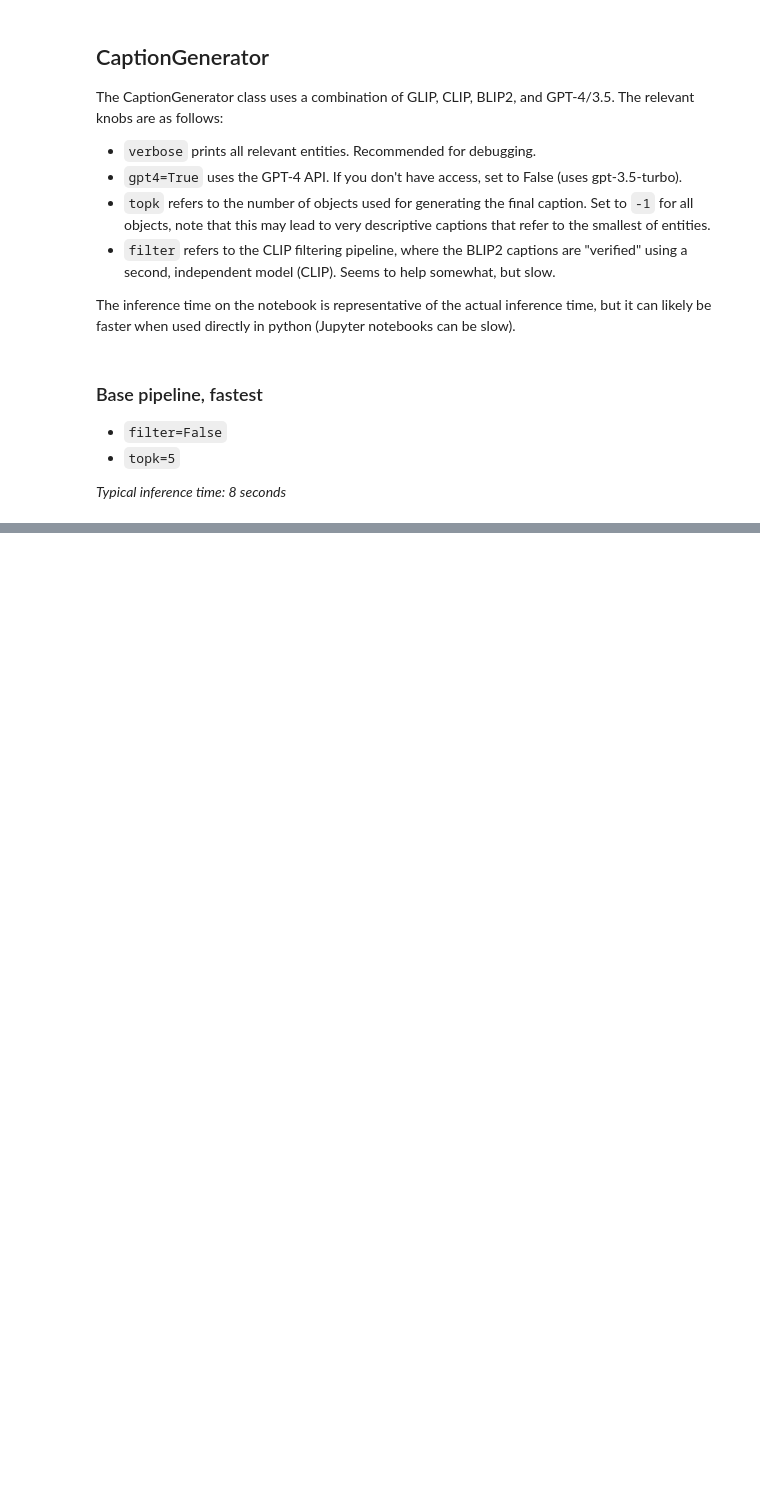
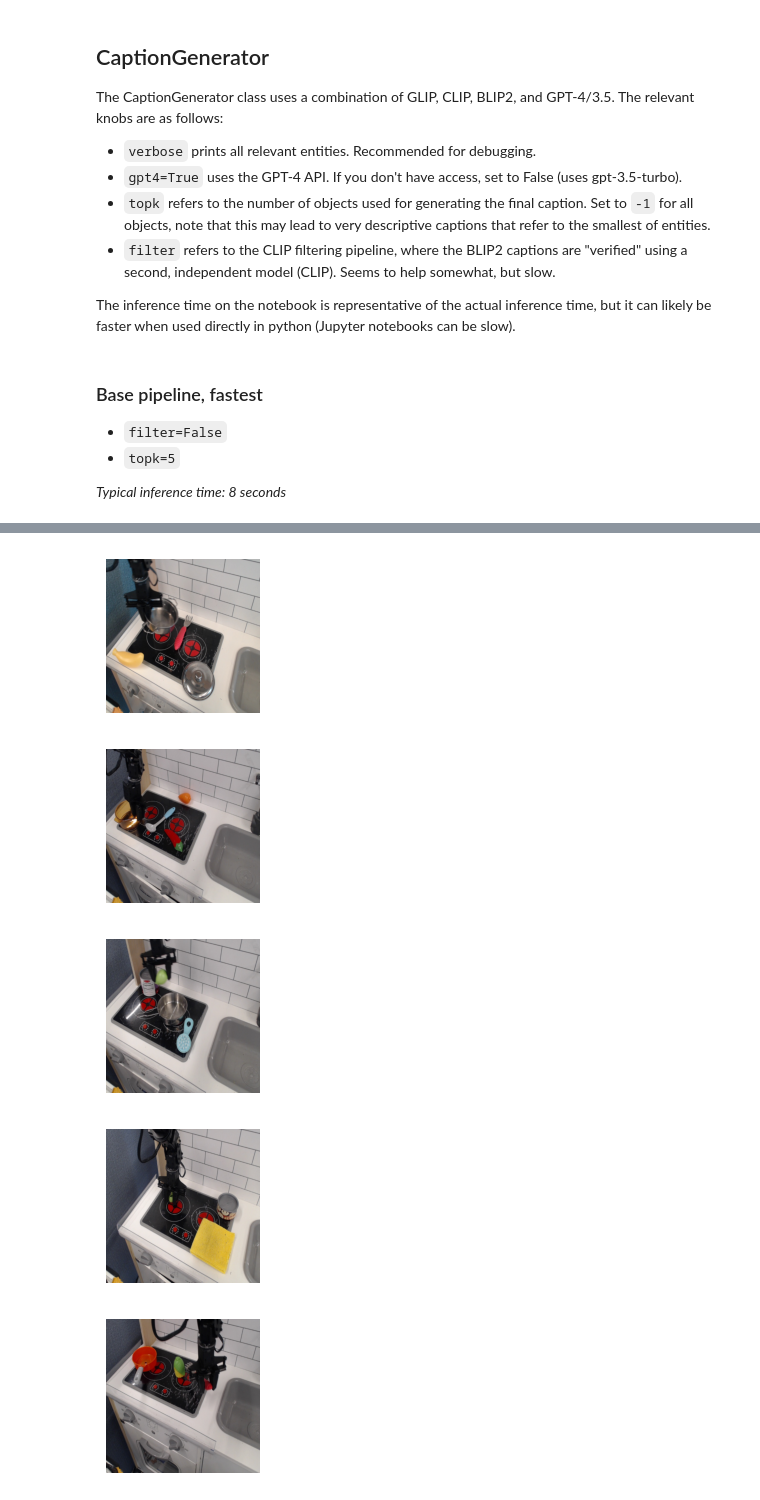
Before and after one commit to robodhruv/autocaptioning-modelception, a Jupyter notebook: playground.ipynb, the cells around one changed output, grey strips where cells are left out. Drawn from its saved outputs; the diff is of its cells as text; code cells hidden in the pictures; blank space fills up the shorter version.

```diff
--- a/playground.ipynb
+++ b/playground.ipynb
@@ -105,0 +120,24 @@ A kitchen and living room with a large window, featuring a white countertop with
+# %%
+scene = 'datacol2_toykitchen6'
+scene_img_paths = [path for path in img_paths if scene in path]
+initial_img_paths = [path for path in scene_img_paths if path.endswith('im_0.jpg')]
+
+# show 5 random images from the scene
+examples = []
+for i in range(5):
+    img_path = np.random.choice(scene_img_paths)
+    image = Image.open(img_path)
+    image = image.resize((512, 512))
+    if image.mode == 'RGBA':
+        image = image.convert('RGB')
+    examples.append(image)
+    # set figure size
+    plt.figure(figsize=(2,2))
+    plt.imshow(image)
+    plt.axis('off')
+# %% [output]
+[figure, added]
+[figure, added]
+[figure, added]
+[figure, added]
+[figure, added]
```
Also changed, not shown: parts of 22 cells of this notebook, 3 other files.
